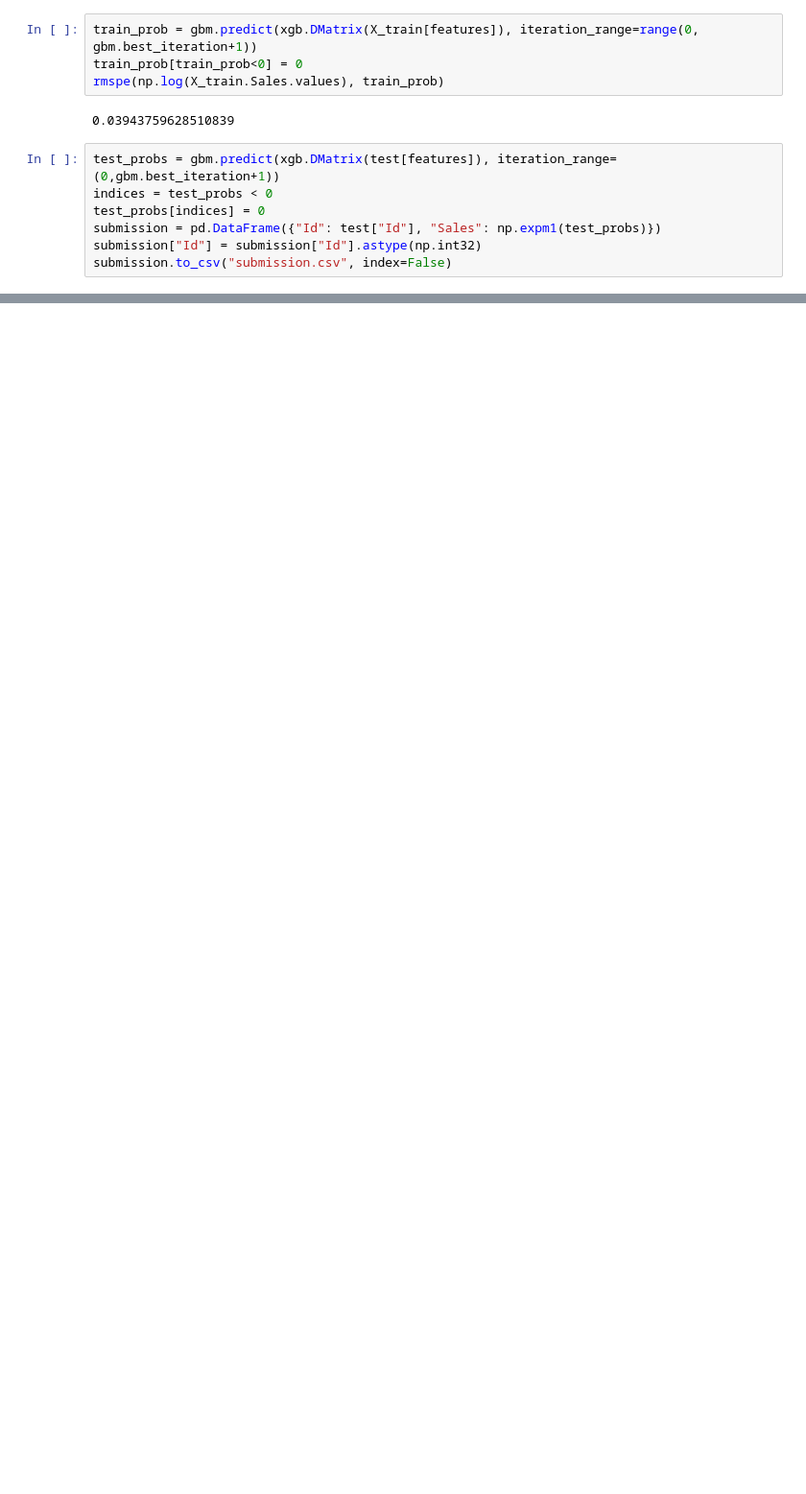
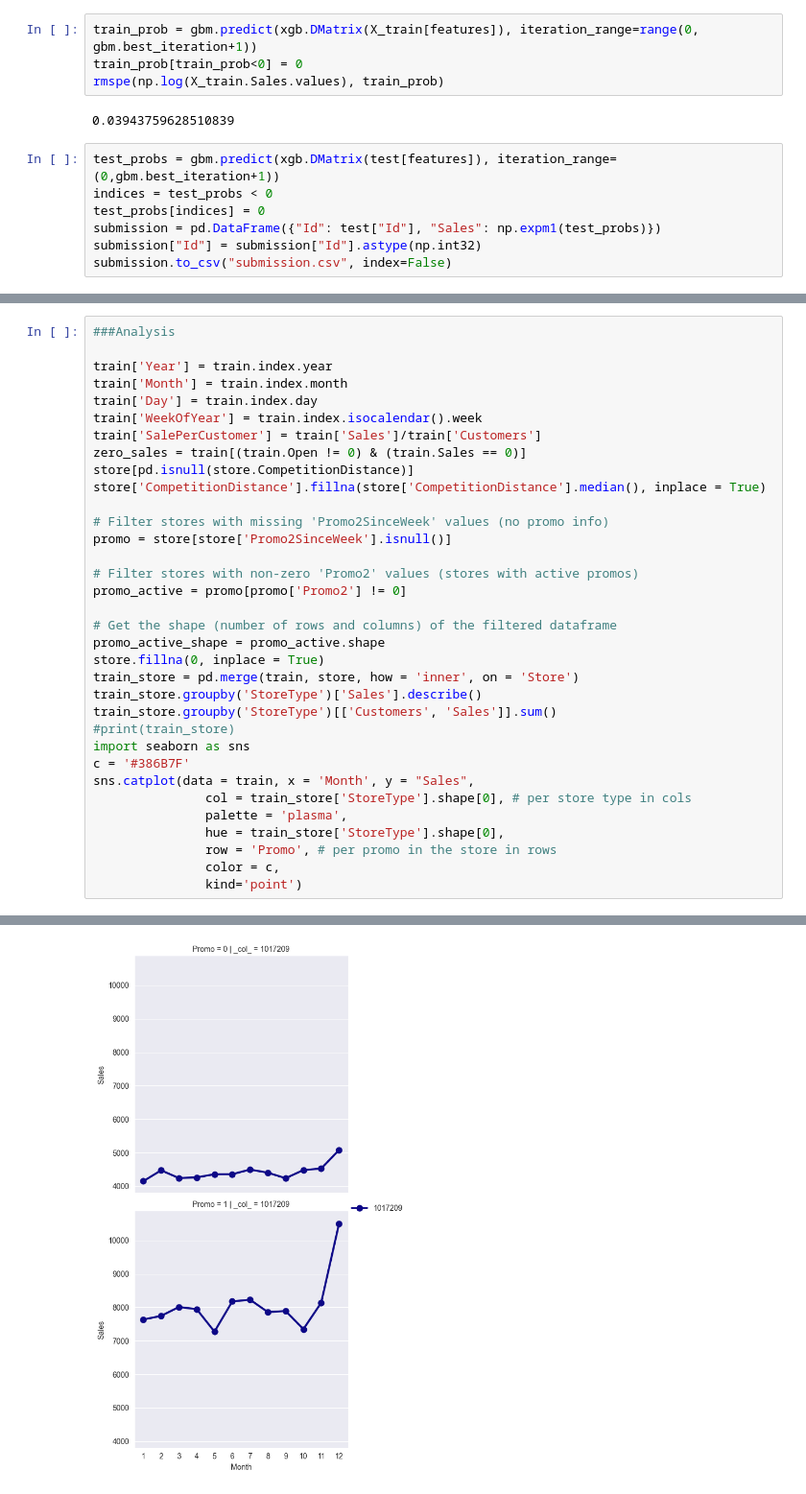
Before and after one commit to Afia-Anjum/time_series_dtr_xgb, a Jupyter notebook: rossman_project.ipynb, the cells around one changed output, grey strips where cells are left out. Shown at 96% size. Cells and saved outputs as stored; diff of their text form; blank space fills up the shorter version.

```diff
--- a/rossman_project.ipynb
+++ b/rossman_project.ipynb
@@ -788,0 +920,35 @@ submission.to_csv("submission.csv", index=False)
+# %%
+###Analysis
+
+train['Year'] = train.index.year
+train['Month'] = train.index.month
+train['Day'] = train.index.day
+train['WeekOfYear'] = train.index.isocalendar().week
+train['SalePerCustomer'] = train['Sales']/train['Customers']
+zero_sales = train[(train.Open != 0) & (train.Sales == 0)]
+store[pd.isnull(store.CompetitionDistance)]
+store['CompetitionDistance'].fillna(store['CompetitionDistance'].median(), inplace = True)
+
+# Filter stores with missing 'Promo2SinceWeek' values (no promo info)
+promo = store[store['Promo2SinceWeek'].isnull()]
+
+# Filter stores with non-zero 'Promo2' values (stores with active promos)
+promo_active = promo[promo['Promo2'] != 0]
+
+# Get the shape (number of rows and columns) of the filtered dataframe
+promo_active_shape = promo_active.shape
+store.fillna(0, inplace = True)
+train_store = pd.merge(train, store, how = 'inner', on = 'Store')
+train_store.groupby('StoreType')['Sales'].describe()
+train_store.groupby('StoreType')[['Customers', 'Sales']].sum()
+#print(train_store)
+import seaborn as sns
+c = '#386B7F'
+sns.catplot(data = train, x = 'Month', y = "Sales",
+               col = train_store['StoreType'].shape[0], # per store type in cols
+               palette = 'plasma',
+               hue = train_store['StoreType'].shape[0],
+               row = 'Promo', # per promo in the store in rows
+               color = c,
+               kind='point')
+# %% [output]
@@ -788,0 +962 @@ submission.to_csv("submission.csv", index=False)
+[figure, added]
```
Also changed, not shown: parts of 20 cells of this notebook.
